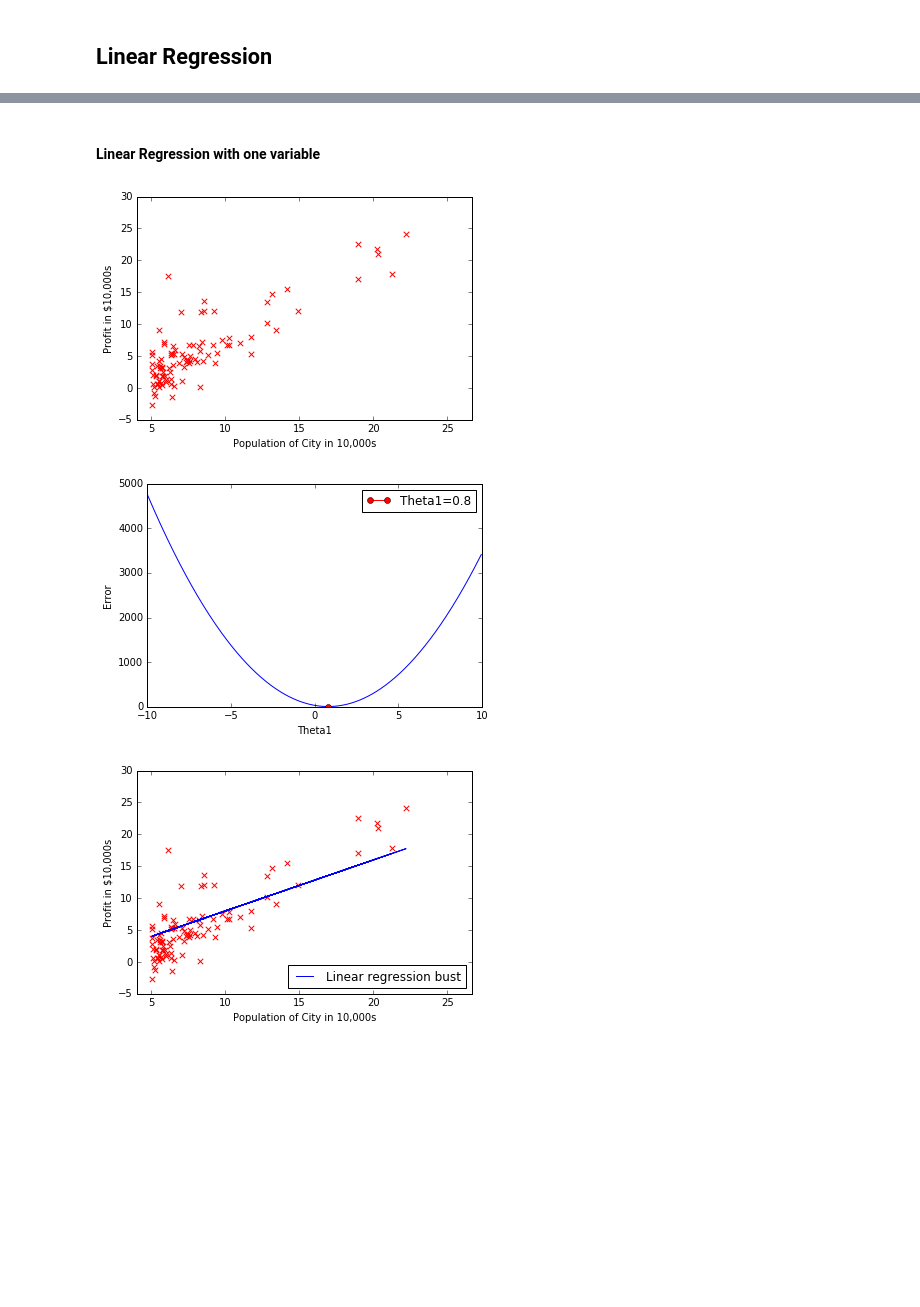
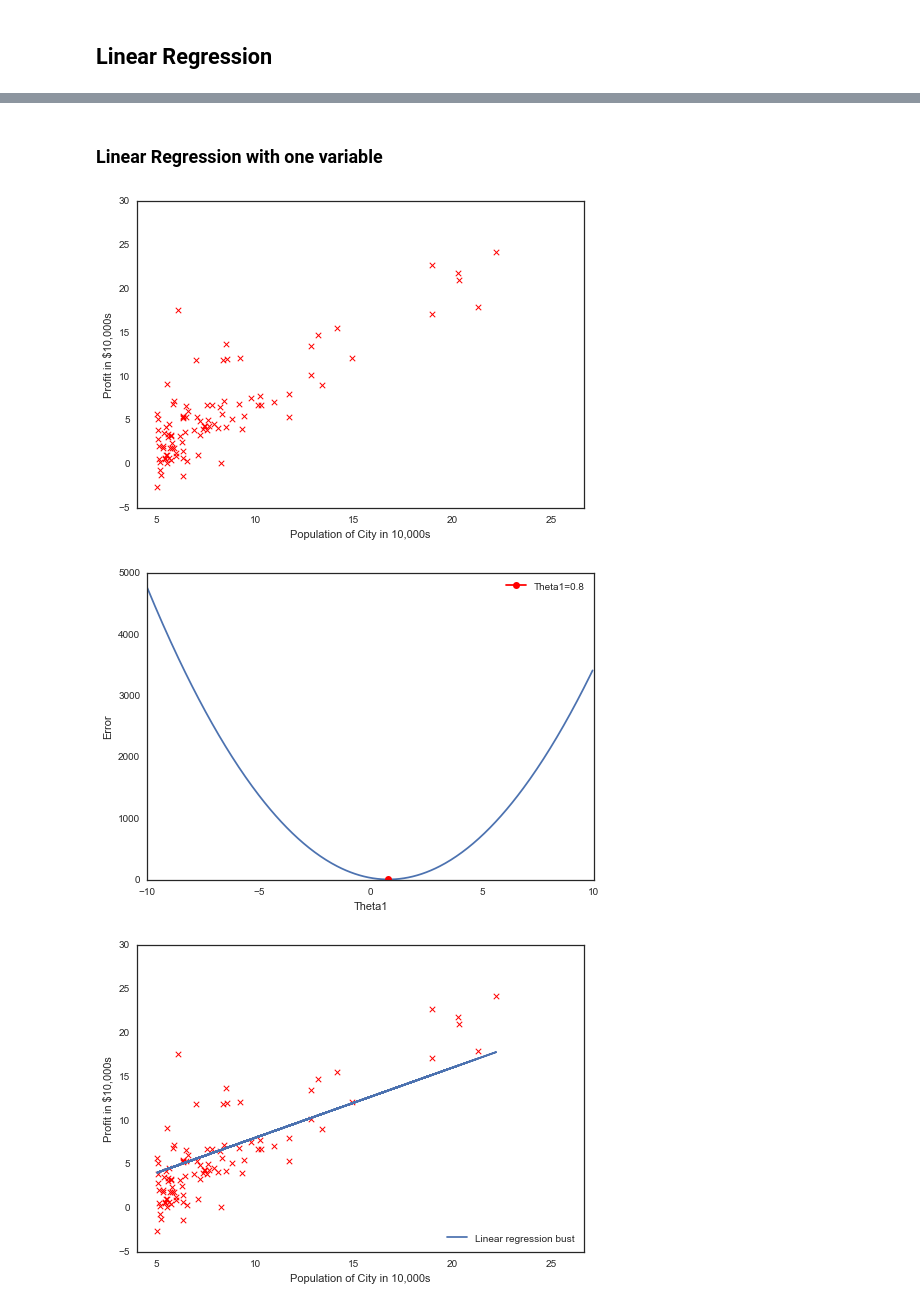
Before and after one commit to kirilldolmatov/Coursera-Machine-Learning-AndrewNg, a Jupyter notebook: Week 1.ipynb, the cells around one changed output, grey strips where cells are left out. Drawn from its saved outputs; the diff is of its cells as text; code cells hidden in the pictures; blank space fills up the shorter version.

Commit message:
improve plots by seaborn

```diff
--- a/Week 1.ipynb
+++ b/Week 1.ipynb
@@ -6,4 +6,8 @@ import pandas as pd
 import numpy as np
 import matplotlib.pyplot as plt
 %matplotlib inline
+
+import seaborn as sns
+sns.set_context('notebook')
+sns.set_style('white')
 # %% [markdown]
@@ -14,11 +18,11 @@ data = np.loadtxt(os.path.join(os.getcwd(),'data/ex1data1.txt'), delimiter=',')
 X = np.c_[np.ones(data[:, 0].shape[0]), data[:, 0]]
 y = np.c_[data[:, 1]]
 # %% [markdown]
-#### Linear Regression with one variable
+### Linear Regression with one variable
 # %%
 plt.scatter(X[:,1], y, s=30, c='r', marker='x', linewidths=1)
 plt.xlim(min(X[:,1]) - abs(min(X[:,1]))*0.2, max(X[:,1]) + max(X[:,1])*0.2)
 plt.xlabel('Population of City in 10,000s')
 plt.ylabel('Profit in $10,000s');
 # %% [output]
-[figure, old version]
+[figure, new version]
@@ -56,13 +57,13 @@ plt.xlabel('Theta1')
 plt.ylabel('Error')
 plt.legend(loc=1);
 # %% [output]
-[figure, old version]
+[figure, new version]
 # %%
-plt.plot(X[:,1], hypothesis1(theta1_optimized, X[:,1]), label='Linear regression bust')
+plt.plot(X[:,1], X[:,1].dot(theta1_optimized), label='Linear regression bust')
 plt.scatter(X[:,1], y, s=30, c='r', marker='x', linewidths=1)
 plt.xlim(min(X[:,1]) - abs(min(X[:,1]))*0.2, max(X[:,1]) + max(X[:,1])*0.2)
 plt.xlabel('Population of City in 10,000s')
 plt.ylabel('Profit in $10,000s')
 plt.legend(loc=4);
 # %% [output]
-[figure, old version]
+[figure, new version]
```
Also changed, not shown: parts of 4 cells of this notebook.
